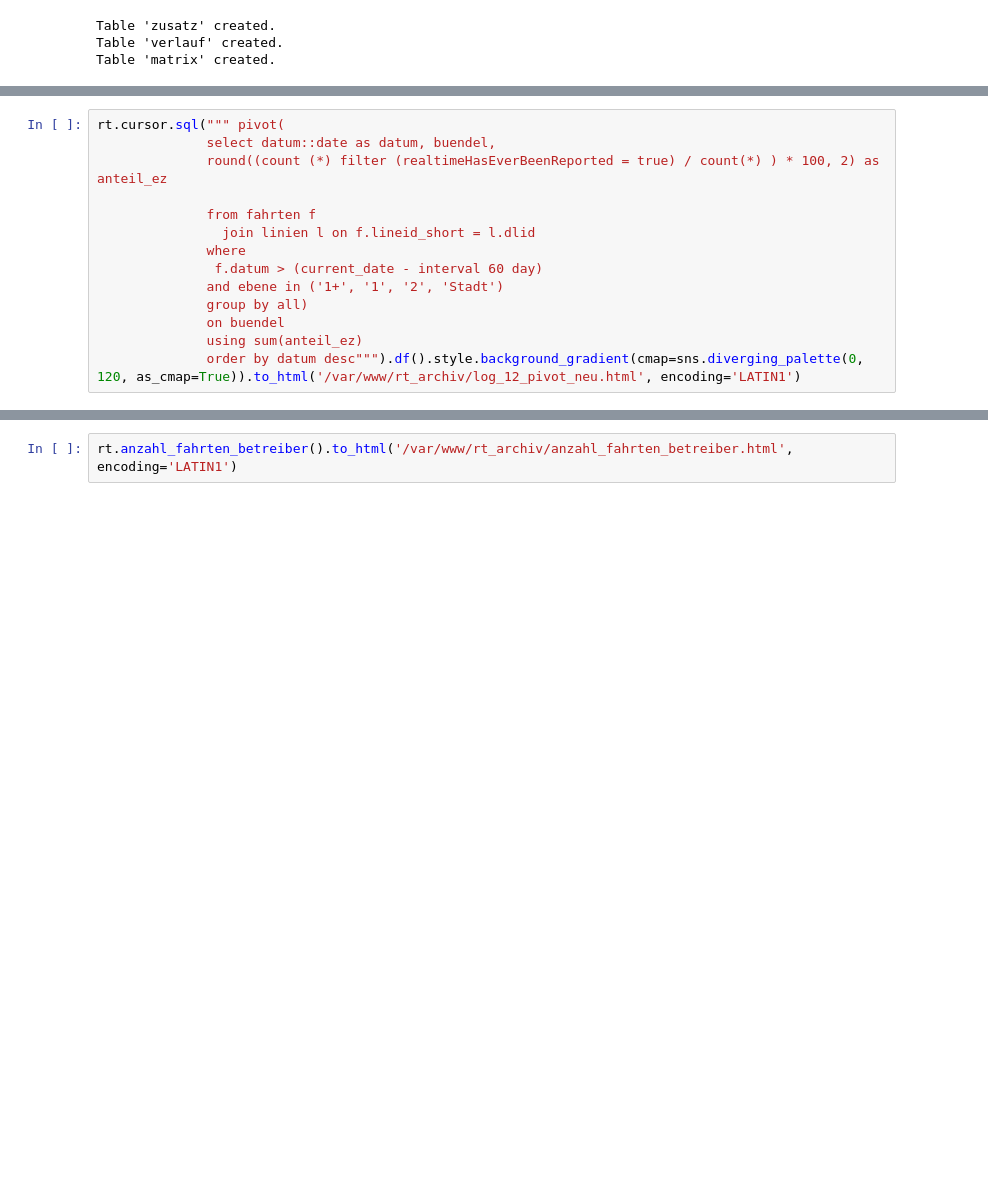
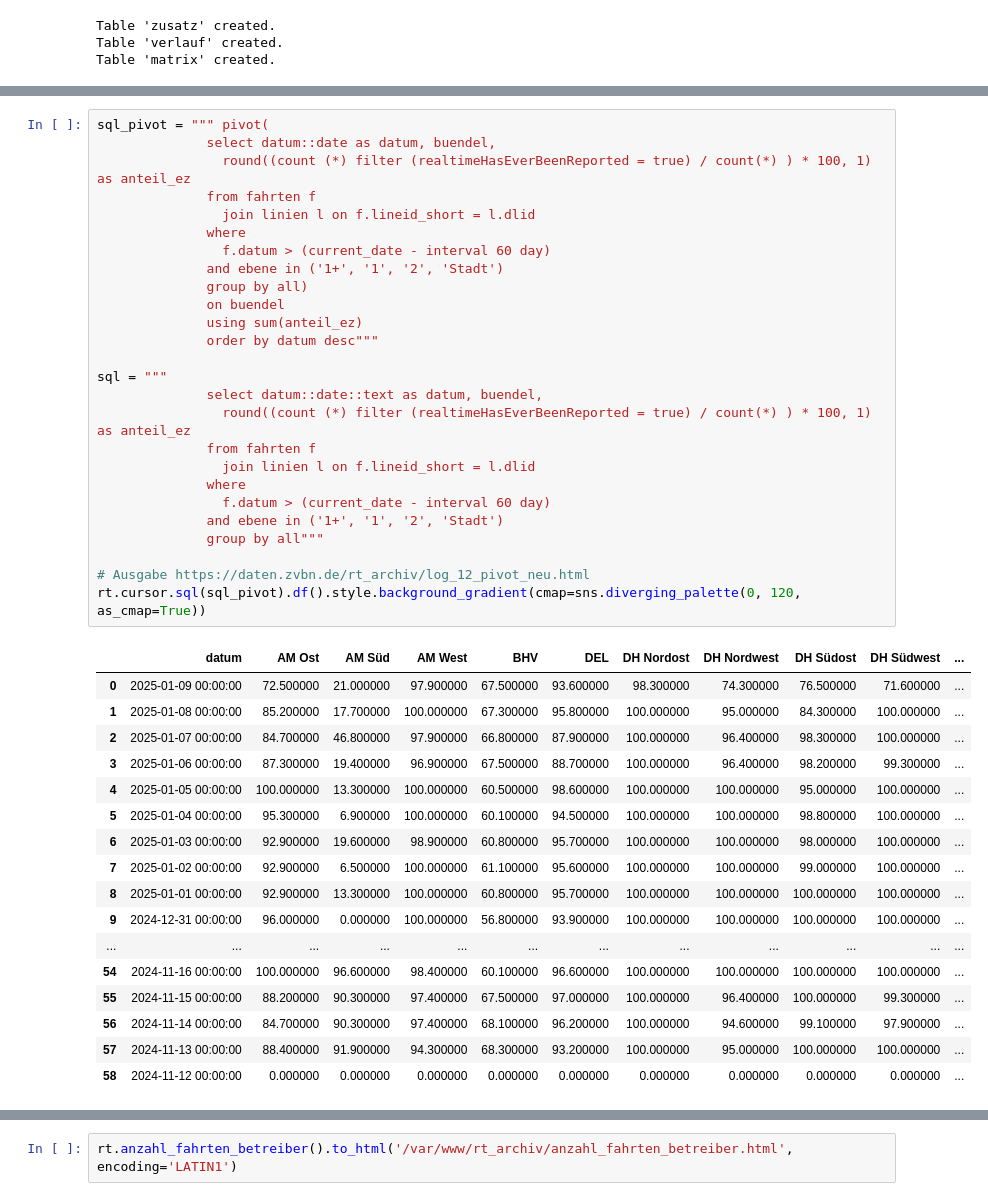
Before and after one commit to zvbn-code/rt2, a Jupyter notebook: rt_auswertung_parquet.ipynb, the cells around one changed output, grey strips where cells are left out. Saved outputs shown, nothing was run; the diff lists cells and outputs as text; blank space fills up the shorter version.

Commit message:
Formatierung ausgabe stat Ebene 1 und 2

```diff
--- a/rt_auswertung_parquet.ipynb
+++ b/rt_auswertung_parquet.ipynb
@@ -107,16 +129,46 @@ rt.cursor.sql("select distinct lineid from fahrten")
 │  (20 shown)   │
 └───────────────┘
 # %%
-rt.cursor.sql(""" pivot(
+sql_pivot = """ pivot(
               select datum::date as datum, buendel,
-              round((count (*) filter (realtimeHasEverBeenReported = true) / count(*) ) * 100, 2) as anteil_ez
-
+                round((count (*) filter (realtimeHasEverBeenReported = true) / count(*) ) * 100, 1) as anteil_ez
               from fahrten f
                 join linien l on f.lineid_short = l.dlid
               where
-               f.datum > (current_date - interval 60 day)
+                f.datum > (current_date - interval 60 day)
               and ebene in ('1+', '1', '2', 'Stadt')
               group by all)
               on buendel
               using sum(anteil_ez)
-              order by datum desc""").df().style.background_gradient(cmap=sns.diverging_palette(0, 120, as_cmap=True)).to_html('/var/www/rt_archiv/log_12_pivot_neu.html', encoding='LATIN1')
+              order by datum desc"""
+
+sql = """
+              select datum::date::text as datum, buendel,
+                round((count (*) filter (realtimeHasEverBeenReported = true) / count(*) ) * 100, 1) as anteil_ez
+              from fahrten f
+                join linien l on f.lineid_short = l.dlid
+              where
+                f.datum > (current_date - interval 60 day)
+              and ebene in ('1+', '1', '2', 'Stadt')
+              group by all"""
+
+# Ausgabe https://daten.zvbn.de/rt_archiv/log_12_pivot_neu.html
+rt.cursor.sql(sql_pivot).df().style.background_gradient(cmap=sns.diverging_palette(0, 120, as_cmap=True))
+# %% [output]
+|  | datum | AM Ost | AM Süd | AM West | BHV | DEL | DH Nordost | DH Nordwest | DH Südost | DH Südwest | ... |
+| 0 | 2025-01-09 00:00:00 | 72.500000 | 21.000000 | 97.900000 | 67.500000 | 93.600000 | 98.300000 | 74.300000 | 76.500000 | 71.600000 | ... |
+| 1 | 2025-01-08 00:00:00 | 85.200000 | 17.700000 | 100.000000 | 67.300000 | 95.800000 | 100.000000 | 95.000000 | 84.300000 | 100.000000 | ... |
+| 2 | 2025-01-07 00:00:00 | 84.700000 | 46.800000 | 97.900000 | 66.800000 | 87.900000 | 100.000000 | 96.400000 | 98.300000 | 100.000000 | ... |
+| 3 | 2025-01-06 00:00:00 | 87.300000 | 19.400000 | 96.900000 | 67.500000 | 88.700000 | 100.000000 | 96.400000 | 98.200000 | 99.300000 | ... |
+| 4 | 2025-01-05 00:00:00 | 100.000000 | 13.300000 | 100.000000 | 60.500000 | 98.600000 | 100.000000 | 100.000000 | 95.000000 | 100.000000 | ... |
+| 5 | 2025-01-04 00:00:00 | 95.300000 | 6.900000 | 100.000000 | 60.100000 | 94.500000 | 100.000000 | 100.000000 | 98.800000 | 100.000000 | ... |
+| 6 | 2025-01-03 00:00:00 | 92.900000 | 19.600000 | 98.900000 | 60.800000 | 95.700000 | 100.000000 | 100.000000 | 98.000000 | 100.000000 | ... |
+| 7 | 2025-01-02 00:00:00 | 92.900000 | 6.500000 | 100.000000 | 61.100000 | 95.600000 | 100.000000 | 100.000000 | 99.000000 | 100.000000 | ... |
+| 8 | 2025-01-01 00:00:00 | 92.900000 | 13.300000 | 100.000000 | 60.800000 | 95.700000 | 100.000000 | 100.000000 | 100.000000 | 100.000000 | ... |
+| 9 | 2024-12-31 00:00:00 | 96.000000 | 0.000000 | 100.000000 | 56.800000 | 93.900000 | 100.000000 | 100.000000 | 100.000000 | 100.000000 | ... |
+| ... | ... | ... | ... | ... | ... | ... | ... | ... | ... | ... | ... |
+| 54 | 2024-11-16 00:00:00 | 100.000000 | 96.600000 | 98.400000 | 60.100000 | 96.600000 | 100.000000 | 100.000000 | 100.000000 | 100.000000 | ... |
+| 55 | 2024-11-15 00:00:00 | 88.200000 | 90.300000 | 97.400000 | 67.500000 | 97.000000 | 100.000000 | 96.400000 | 100.000000 | 99.300000 | ... |
+| 56 | 2024-11-14 00:00:00 | 84.700000 | 90.300000 | 97.400000 | 68.100000 | 96.200000 | 100.000000 | 94.600000 | 99.100000 | 97.900000 | ... |
+| 57 | 2024-11-13 00:00:00 | 88.400000 | 91.900000 | 94.300000 | 68.300000 | 93.200000 | 100.000000 | 95.000000 | 100.000000 | 100.000000 | ... |
+| 58 | 2024-11-12 00:00:00 | 0.000000 | 0.000000 | 0.000000 | 0.000000 | 0.000000 | 0.000000 | 0.000000 | 0.000000 | 0.000000 | ... |
```
Also changed, not shown: parts of 38 cells of this notebook.
